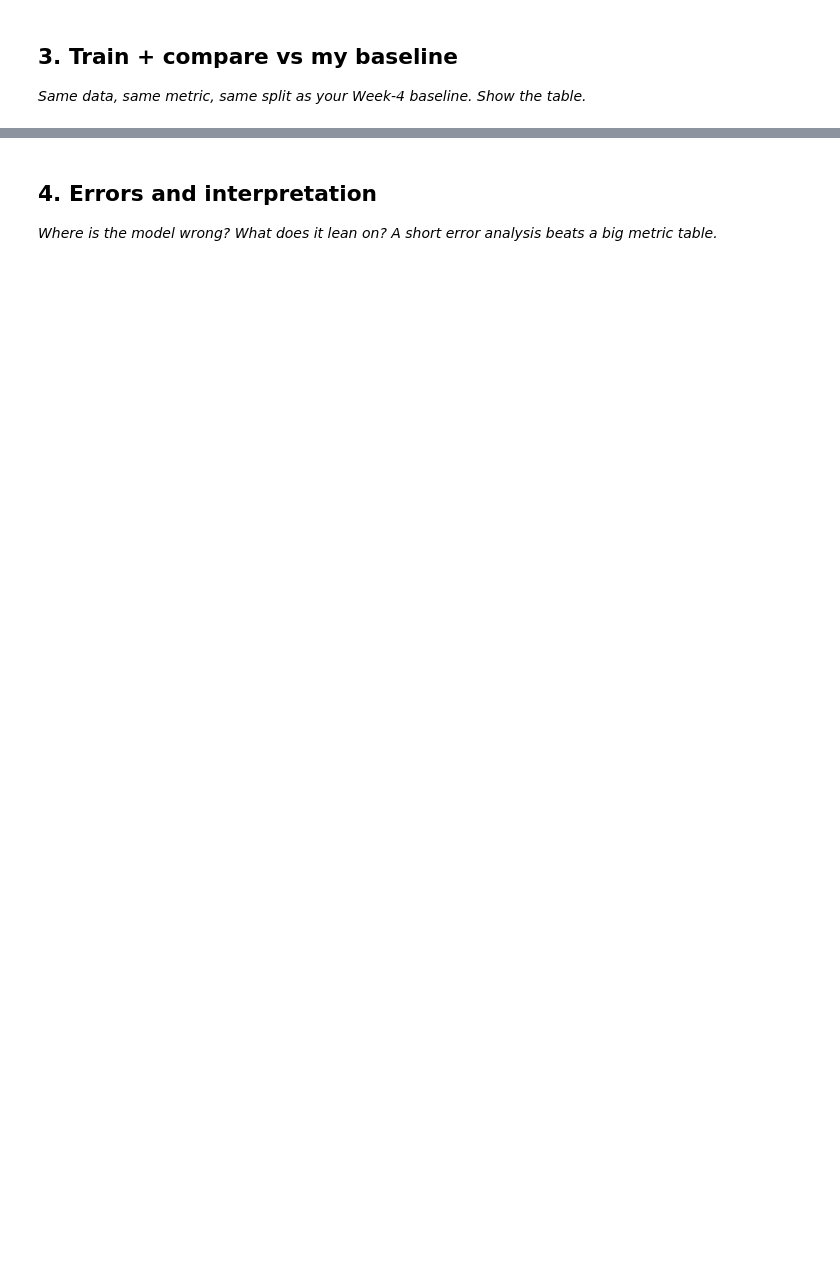
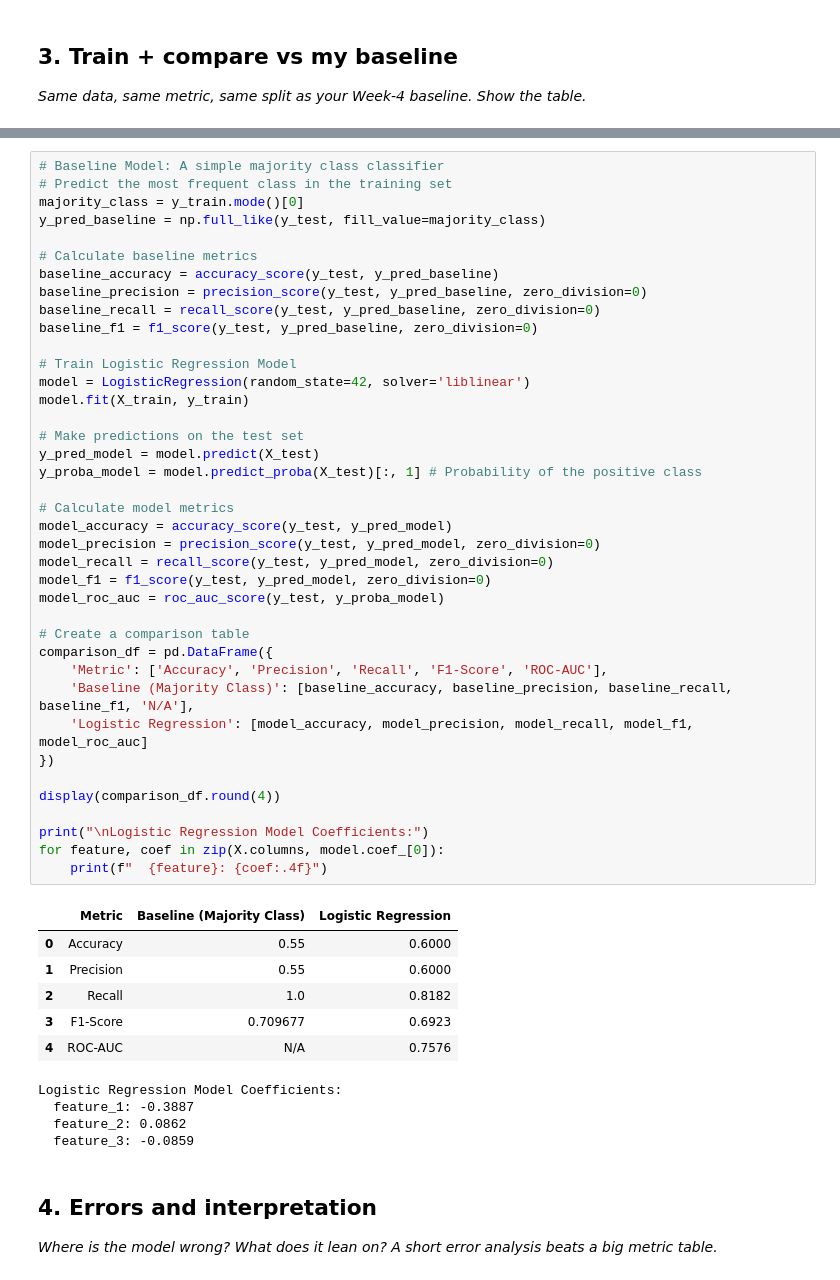
Before and after one commit to RajatBharti11/Rajat, a Jupyter notebook: work/notebooks/w05_model.ipynb, the cells around one changed output, grey strips where cells are left out. Saved outputs shown, nothing was run; the diff lists cells and outputs as text; blank space fills up the shorter version.

```diff
--- a/work/notebooks/w05_model.ipynb
+++ b/work/notebooks/w05_model.ipynb
@@ -30,3 +92,53 @@ This skeleton is yours to fill. Work the sections **in order** — each one has
+# %%
+# Baseline Model: A simple majority class classifier
+# Predict the most frequent class in the training set
+majority_class = y_train.mode()[0]
+y_pred_baseline = np.full_like(y_test, fill_value=majority_class)
+
+# Calculate baseline metrics
+baseline_accuracy = accuracy_score(y_test, y_pred_baseline)
+baseline_precision = precision_score(y_test, y_pred_baseline, zero_division=0)
+baseline_recall = recall_score(y_test, y_pred_baseline, zero_division=0)
+baseline_f1 = f1_score(y_test, y_pred_baseline, zero_division=0)
+
+# Train Logistic Regression Model
+model = LogisticRegression(random_state=42, solver='liblinear')
+model.fit(X_train, y_train)
+
+# Make predictions on the test set
+y_pred_model = model.predict(X_test)
+y_proba_model = model.predict_proba(X_test)[:, 1] # Probability of the positive class
+
+# Calculate model metrics
+model_accuracy = accuracy_score(y_test, y_pred_model)
+model_precision = precision_score(y_test, y_pred_model, zero_division=0)
+model_recall = recall_score(y_test, y_pred_model, zero_division=0)
+model_f1 = f1_score(y_test, y_pred_model, zero_division=0)
+model_roc_auc = roc_auc_score(y_test, y_proba_model)
+
+# Create a comparison table
+comparison_df = pd.DataFrame({
+    'Metric': ['Accuracy', 'Precision', 'Recall', 'F1-Score', 'ROC-AUC'],
+    'Baseline (Majority Class)': [baseline_accuracy, baseline_precision, baseline_recall, baseline_f1, 'N/A'],
+    'Logistic Regression': [model_accuracy, model_precision, model_recall, model_f1, model_roc_auc]
+})
+
+display(comparison_df.round(4))
+
+print("\nLogistic Regression Model Coefficients:")
+for feature, coef in zip(X.columns, model.coef_[0]):
+    print(f"  {feature}: {coef:.4f}")
+# %% [output]
+|  | Metric | Baseline (Majority Class) | Logistic Regression |
+| 0 | Accuracy | 0.55 | 0.6000 |
+| 1 | Precision | 0.55 | 0.6000 |
+| 2 | Recall | 1.0 | 0.8182 |
+| 3 | F1-Score | 0.709677 | 0.6923 |
+| 4 | ROC-AUC | N/A | 0.7576 |
+Logistic Regression Model Coefficients:
+  feature_1: -0.3887
+  feature_2: 0.0862
+  feature_3: -0.0859
 # %% [markdown]
 ## 4. Errors and interpretation
 
```
Also changed, not shown: parts of 11 cells of this notebook.
